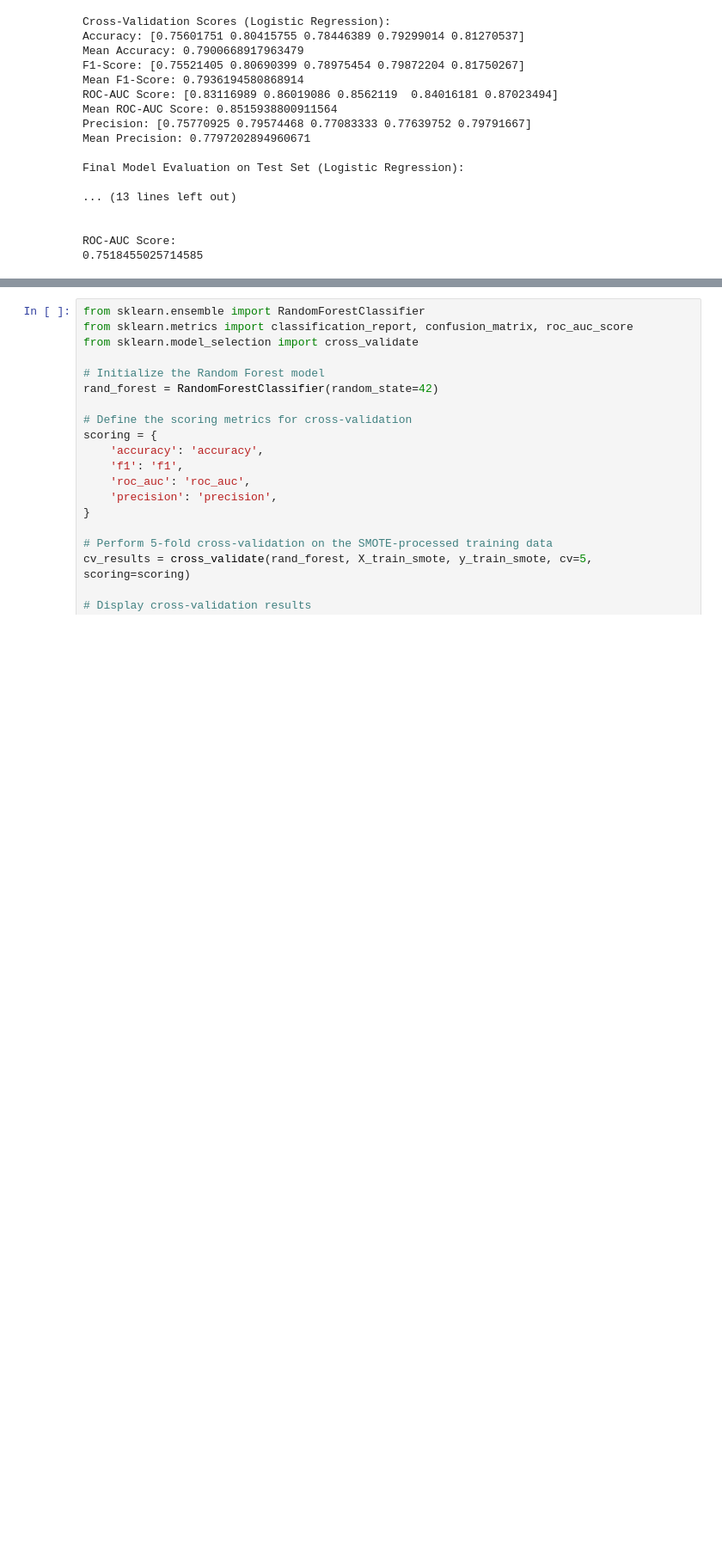
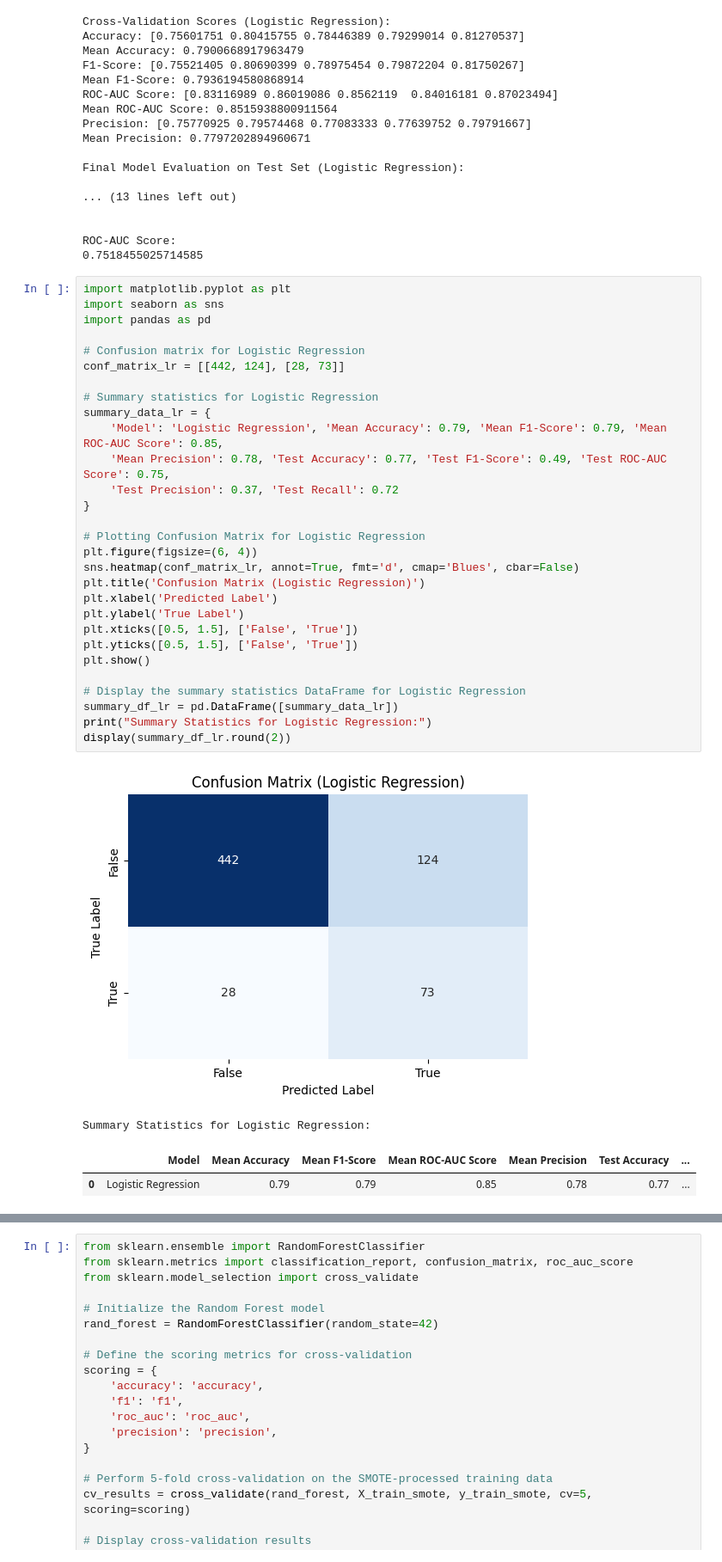
Before and after one commit to Mosota-Kemunto-Gladys-2020/Gladys_phase_3_project, a Jupyter notebook: index_3.ipynb, the cells around one changed output, grey strips where cells are left out. Shown at 86% size. Cells and saved outputs as stored; diff of their text form; blank space fills up the shorter version.

```diff
--- a/index_3.ipynb
+++ b/index_3.ipynb
@@ -912,3 +1012,37 @@ Final Model Evaluation on Test Set (Logistic Regression):
 
 ROC-AUC Score:
 0.7518455025714585
+# %%
+import matplotlib.pyplot as plt
+import seaborn as sns
+import pandas as pd
+
+# Confusion matrix for Logistic Regression
+conf_matrix_lr = [[442, 124], [28, 73]]
+
+# Summary statistics for Logistic Regression
+summary_data_lr = {
+    'Model': 'Logistic Regression', 'Mean Accuracy': 0.79, 'Mean F1-Score': 0.79, 'Mean ROC-AUC Score': 0.85,
+    'Mean Precision': 0.78, 'Test Accuracy': 0.77, 'Test F1-Score': 0.49, 'Test ROC-AUC Score': 0.75,
+    'Test Precision': 0.37, 'Test Recall': 0.72
+}
+
+# Plotting Confusion Matrix for Logistic Regression
+plt.figure(figsize=(6, 4))
+sns.heatmap(conf_matrix_lr, annot=True, fmt='d', cmap='Blues', cbar=False)
+plt.title('Confusion Matrix (Logistic Regression)')
+plt.xlabel('Predicted Label')
+plt.ylabel('True Label')
+plt.xticks([0.5, 1.5], ['False', 'True'])
+plt.yticks([0.5, 1.5], ['False', 'True'])
+plt.show()
+
+# Display the summary statistics DataFrame for Logistic Regression
+summary_df_lr = pd.DataFrame([summary_data_lr])
+print("Summary Statistics for Logistic Regression:")
+display(summary_df_lr.round(2))
+# %% [output]
+[figure, added]
+Summary Statistics for Logistic Regression:
+|  | Model | Mean Accuracy | Mean F1-Score | Mean ROC-AUC Score | Mean Precision | Test Accuracy | ... |
+| 0 | Logistic Regression | 0.79 | 0.79 | 0.85 | 0.78 | 0.77 | ... |
```
Also changed, not shown: parts of 25 cells of this notebook, 2 other files.
